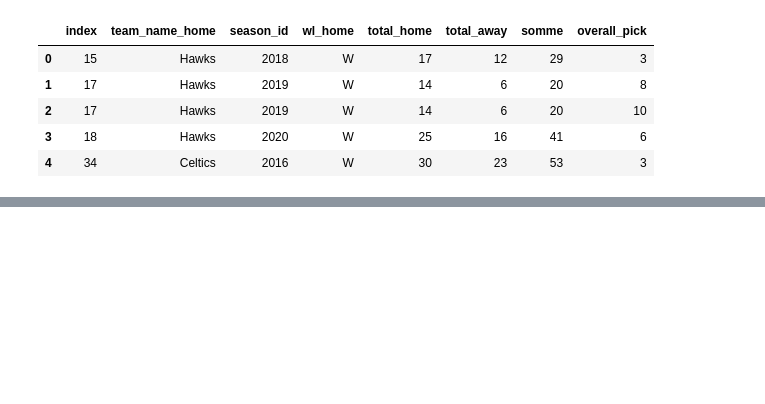
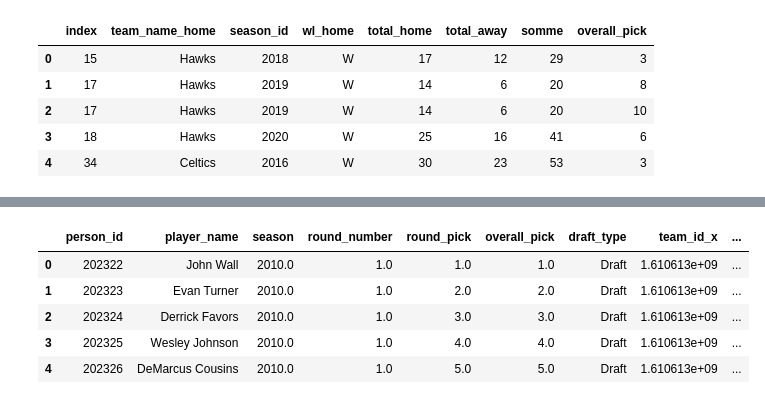
Before and after one commit to hugolo4/demodayJEDHA, a Jupyter notebook: copie_fusionOlivierLouisHugo.ipynb, the cells around one changed output, grey strips where cells are left out. Saved outputs shown, nothing was run; the diff lists cells and outputs as text; code cells hidden in the pictures; blank space fills up the shorter version.

```diff
--- a/copie_fusionOlivierLouisHugo.ipynb
+++ b/copie_fusionOlivierLouisHugo.ipynb
@@ -523,0 +557,10 @@ plt.show()
+# %%
+merged2_df = pd.merge(df_draft_history, df_common_player, on='person_id', how='outer')
+merged2_df.head()
+# %% [output]
+|  | person_id | player_name | season | round_number | round_pick | overall_pick | draft_type | team_id_x | ... |
+| 0 | 202322 | John Wall | 2010.0 | 1.0 | 1.0 | 1.0 | Draft | 1.610613e+09 | ... |
+| 1 | 202323 | Evan Turner | 2010.0 | 1.0 | 2.0 | 2.0 | Draft | 1.610613e+09 | ... |
+| 2 | 202324 | Derrick Favors | 2010.0 | 1.0 | 3.0 | 3.0 | Draft | 1.610613e+09 | ... |
+| 3 | 202325 | Wesley Johnson | 2010.0 | 1.0 | 4.0 | 4.0 | Draft | 1.610613e+09 | ... |
+| 4 | 202326 | DeMarcus Cousins | 2010.0 | 1.0 | 5.0 | 5.0 | Draft | 1.610613e+09 | ... |
```
Also changed, not shown: parts of 12 cells of this notebook.
